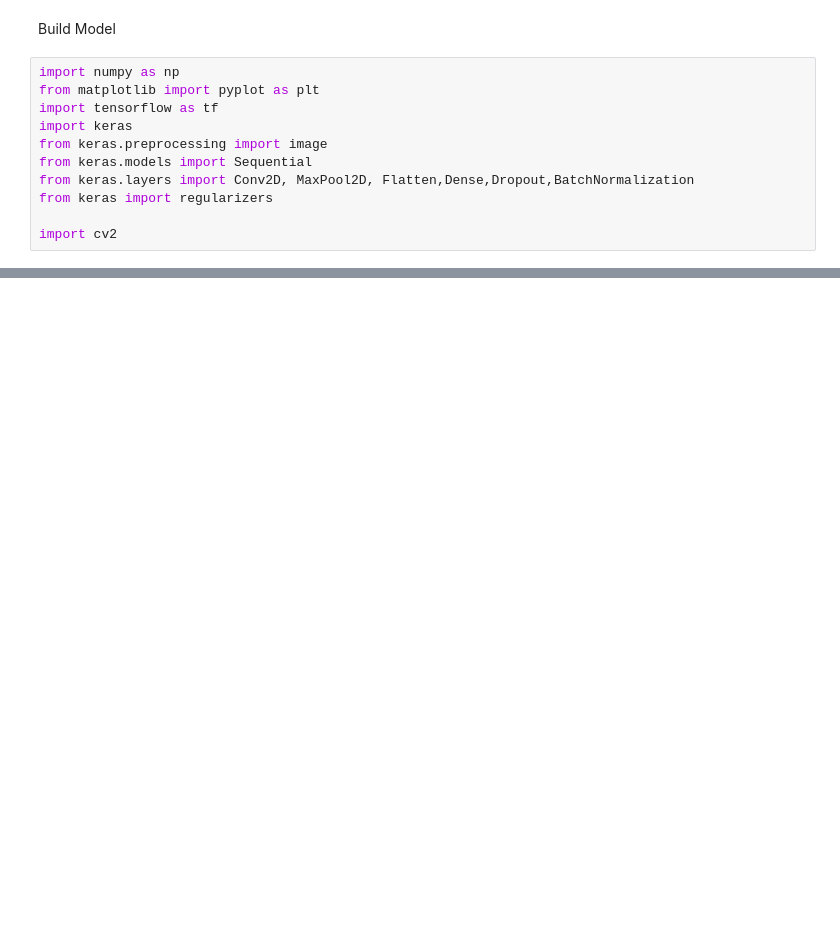
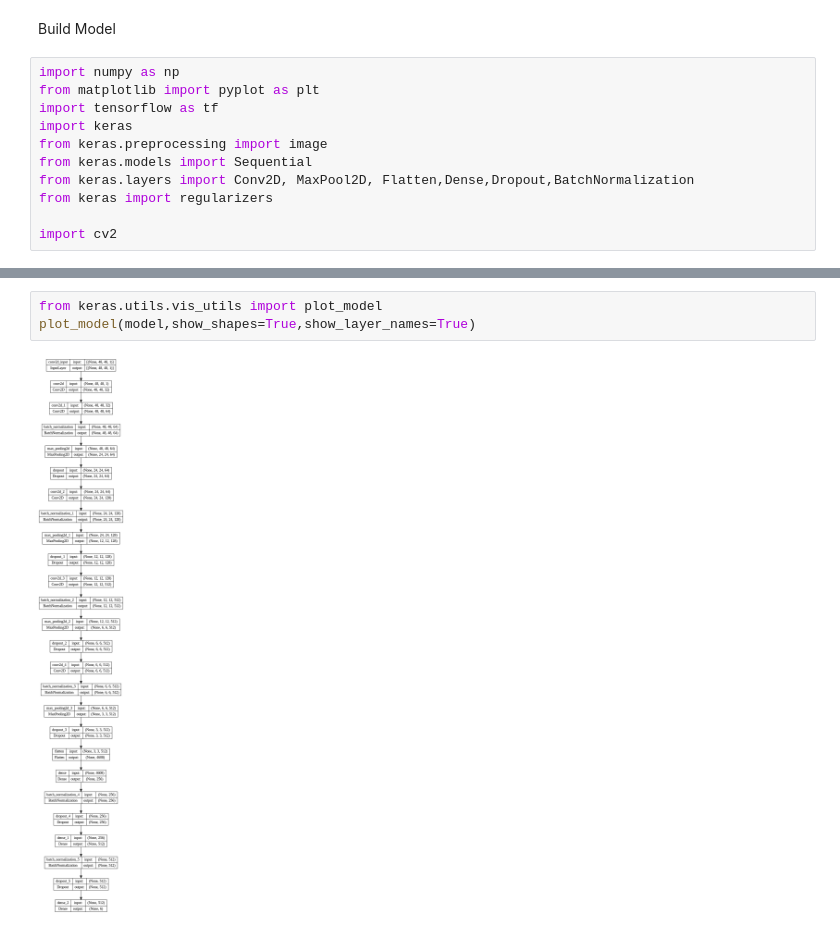
Before and after one commit to quangnd082/Machine-Learning, a Jupyter notebook: Project Final/emotions_final.ipynb, the cells around one changed output, grey strips where cells are left out. Drawn from its saved outputs; the diff is of its cells as text; blank space fills up the shorter version.

```diff
--- a/Project Final/emotions_final.ipynb
+++ b/Project Final/emotions_final.ipynb
@@ -133,3 +135,8 @@ _________________________________________________________________
+# %%
+from keras.utils.vis_utils import plot_model
+plot_model(model,show_shapes=True,show_layer_names=True)
+# %% [output]
+[figure, added]
 # %%
 learning_rate = 0.0001  # Tốc độ học ban đầu
 
```
Also changed, not shown: parts of 19 cells of this notebook, 3 other files.
